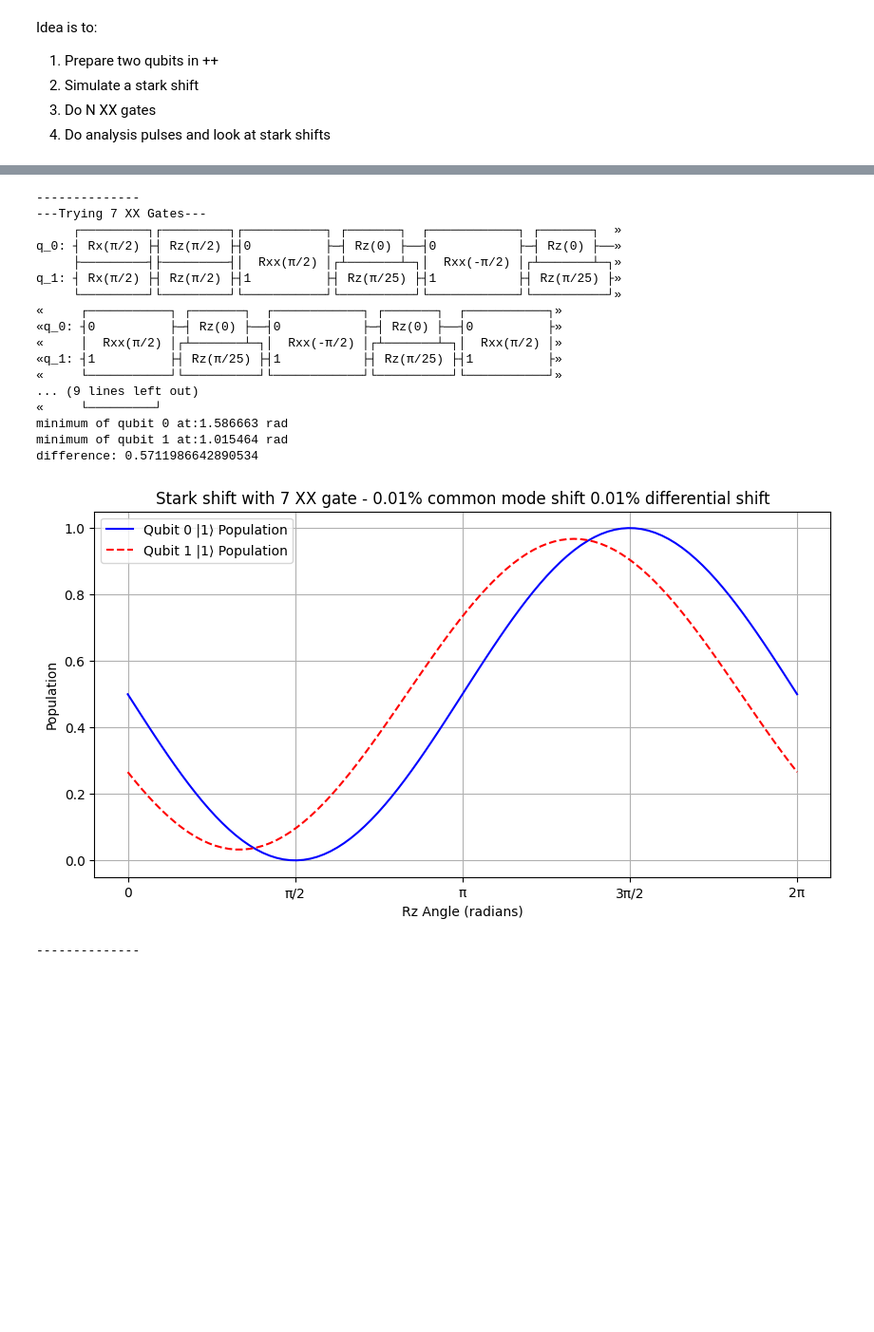
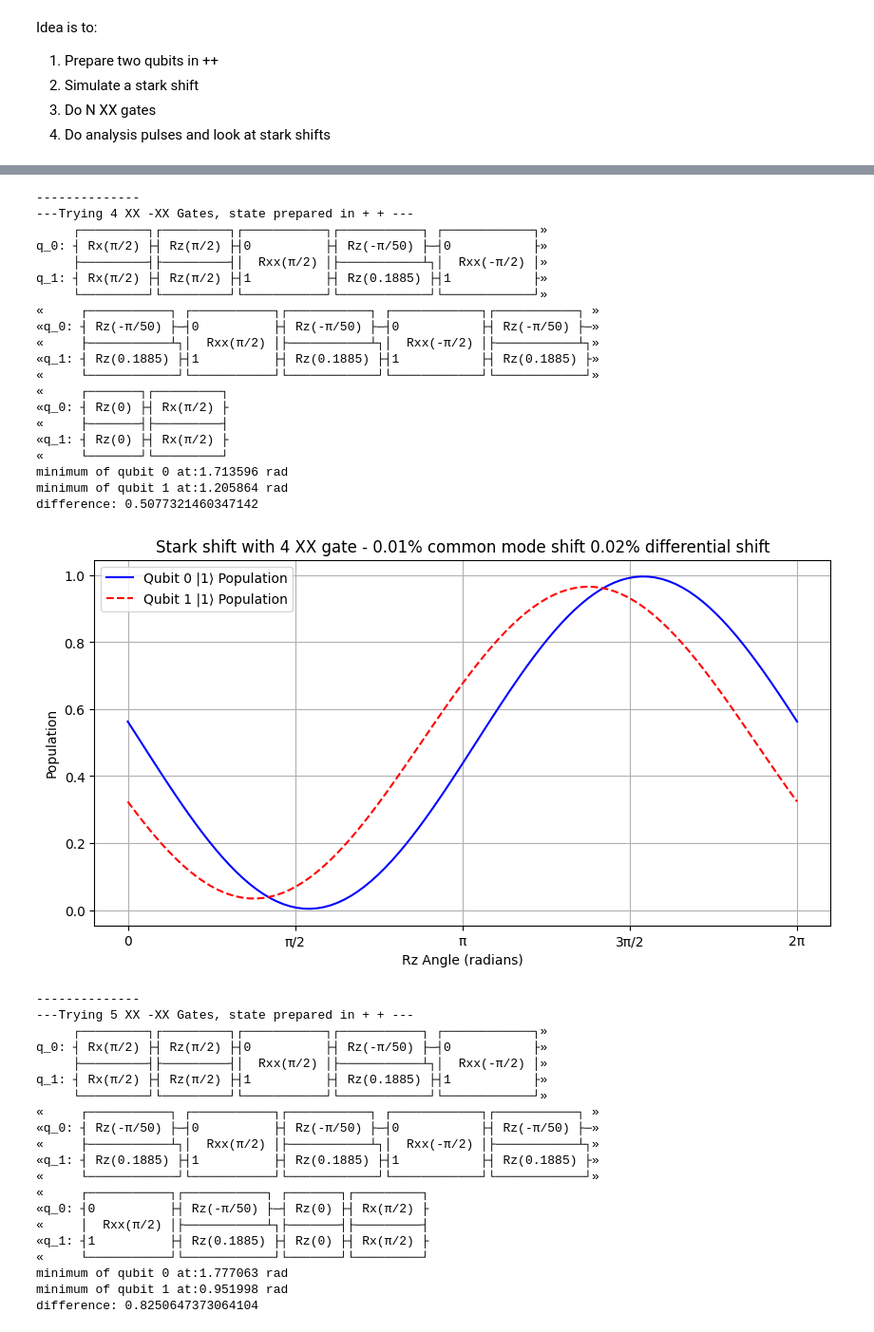
Before and after one commit to bharraz/data, a Jupyter notebook: stark shift 0721/multi_ss_xx_sim.ipynb, the cells around one changed output, grey strips where cells are left out. Shown at 95% size. Drawn from its saved outputs; the diff is of its cells as text; code cells hidden in the pictures; blank space fills up the shorter version.

```diff
--- a/stark shift 0721/multi_ss_xx_sim.ipynb
+++ b/stark shift 0721/multi_ss_xx_sim.ipynb
@@ -82,11 +82,17 @@ def sim_stark_shift(n_xx_gates, common_mode_shift, diff_mode_shift):
     plt.legend()
     plt.grid(True)
     plt.show()
+    return qubit_0_min, qubit_1_min
 # %%
 comm = 0.01
 diff = 0.02
-for i in [0, 1, 3, 5, 7]:
-    print(f"---Trying {i} XX Gates---")
-    sim_stark_shift(i, comm, diff)
+qubit_0_mins = list()
+qubit_1_mins = list()
+num_xxs = np.array(range(9))
+for i in range(9):
+    print(f"---Trying {i} XX -XX Gates, state prepared in + + ---")
+    qubit_0_min, qubit_1_min = sim_stark_shift(i, comm, diff)
     print("--------------")
+    qubit_0_mins.append(qubit_0_min)
+    qubit_1_mins.append(qubit_1_min)
 # %% [output]
@@ -151,19 +152,41 @@ difference: 0.3807991095260357
 --------------
----Trying 7 XX Gates---
-     ┌─────────┐┌─────────┐┌───────────┐ ┌───────┐  ┌────────────┐ ┌───────┐  »
-q_0: ┤ Rx(π/2) ├┤ Rz(π/2) ├┤0          ├─┤ Rz(0) ├──┤0           ├─┤ Rz(0) ├──»
-     ├─────────┤├─────────┤│  Rxx(π/2) │┌┴───────┴─┐│  Rxx(-π/2) │┌┴───────┴─┐»
-q_1: ┤ Rx(π/2) ├┤ Rz(π/2) ├┤1          ├┤ Rz(π/25) ├┤1           ├┤ Rz(π/25) ├»
-     └─────────┘└─────────┘└───────────┘└──────────┘└────────────┘└──────────┘»
-«     ┌───────────┐ ┌───────┐  ┌────────────┐ ┌───────┐  ┌───────────┐»
-«q_0: ┤0          ├─┤ Rz(0) ├──┤0           ├─┤ Rz(0) ├──┤0          ├»
-«     │  Rxx(π/2) │┌┴───────┴─┐│  Rxx(-π/2) │┌┴───────┴─┐│  Rxx(π/2) │»
-«q_1: ┤1          ├┤ Rz(π/25) ├┤1           ├┤ Rz(π/25) ├┤1          ├»
-«     └───────────┘└──────────┘└────────────┘└──────────┘└───────────┘»
-... (9 lines left out)
-«     └─────────┘
-minimum of qubit 0 at:1.586663 rad
-minimum of qubit 1 at:1.015464 rad
-difference: 0.5711986642890534
+---Trying 4 XX -XX Gates, state prepared in + + ---
+     ┌─────────┐┌─────────┐┌───────────┐┌───────────┐ ┌────────────┐»
+q_0: ┤ Rx(π/2) ├┤ Rz(π/2) ├┤0          ├┤ Rz(-π/50) ├─┤0           ├»
+     ├─────────┤├─────────┤│  Rxx(π/2) │├───────────┴┐│  Rxx(-π/2) │»
+q_1: ┤ Rx(π/2) ├┤ Rz(π/2) ├┤1          ├┤ Rz(0.1885) ├┤1           ├»
+     └─────────┘└─────────┘└───────────┘└────────────┘└────────────┘»
+«     ┌───────────┐ ┌───────────┐┌───────────┐ ┌────────────┐┌───────────┐ »
+«q_0: ┤ Rz(-π/50) ├─┤0          ├┤ Rz(-π/50) ├─┤0           ├┤ Rz(-π/50) ├─»
+«     ├───────────┴┐│  Rxx(π/2) │├───────────┴┐│  Rxx(-π/2) │├───────────┴┐»
+«q_1: ┤ Rz(0.1885) ├┤1          ├┤ Rz(0.1885) ├┤1           ├┤ Rz(0.1885) ├»
+«     └────────────┘└───────────┘└────────────┘└────────────┘└────────────┘»
+«     ┌───────┐┌─────────┐
+«q_0: ┤ Rz(0) ├┤ Rx(π/2) ├
+«     ├───────┤├─────────┤
+«q_1: ┤ Rz(0) ├┤ Rx(π/2) ├
+«     └───────┘└─────────┘
+minimum of qubit 0 at:1.713596 rad
+minimum of qubit 1 at:1.205864 rad
+difference: 0.5077321460347142
-[figure, old version]
+[figure, new version]
 --------------
+---Trying 5 XX -XX Gates, state prepared in + + ---
+     ┌─────────┐┌─────────┐┌───────────┐┌───────────┐ ┌────────────┐»
+q_0: ┤ Rx(π/2) ├┤ Rz(π/2) ├┤0          ├┤ Rz(-π/50) ├─┤0           ├»
+     ├─────────┤├─────────┤│  Rxx(π/2) │├───────────┴┐│  Rxx(-π/2) │»
+q_1: ┤ Rx(π/2) ├┤ Rz(π/2) ├┤1          ├┤ Rz(0.1885) ├┤1           ├»
+     └─────────┘└─────────┘└───────────┘└────────────┘└────────────┘»
+«     ┌───────────┐ ┌───────────┐┌───────────┐ ┌────────────┐┌───────────┐ »
+«q_0: ┤ Rz(-π/50) ├─┤0          ├┤ Rz(-π/50) ├─┤0           ├┤ Rz(-π/50) ├─»
+«     ├───────────┴┐│  Rxx(π/2) │├───────────┴┐│  Rxx(-π/2) │├───────────┴┐»
+«q_1: ┤ Rz(0.1885) ├┤1          ├┤ Rz(0.1885) ├┤1           ├┤ Rz(0.1885) ├»
+«     └────────────┘└───────────┘└────────────┘└────────────┘└────────────┘»
+«     ┌───────────┐┌───────────┐ ┌───────┐┌─────────┐
+«q_0: ┤0          ├┤ Rz(-π/50) ├─┤ Rz(0) ├┤ Rx(π/2) ├
+«     │  Rxx(π/2) │├───────────┴┐├───────┤├─────────┤
+«q_1: ┤1          ├┤ Rz(0.1885) ├┤ Rz(0) ├┤ Rx(π/2) ├
+«     └───────────┘└────────────┘└───────┘└─────────┘
+minimum of qubit 0 at:1.777063 rad
+minimum of qubit 1 at:0.951998 rad
+difference: 0.8250647373064104
```
Also changed, not shown: parts of 6 cells of this notebook.
